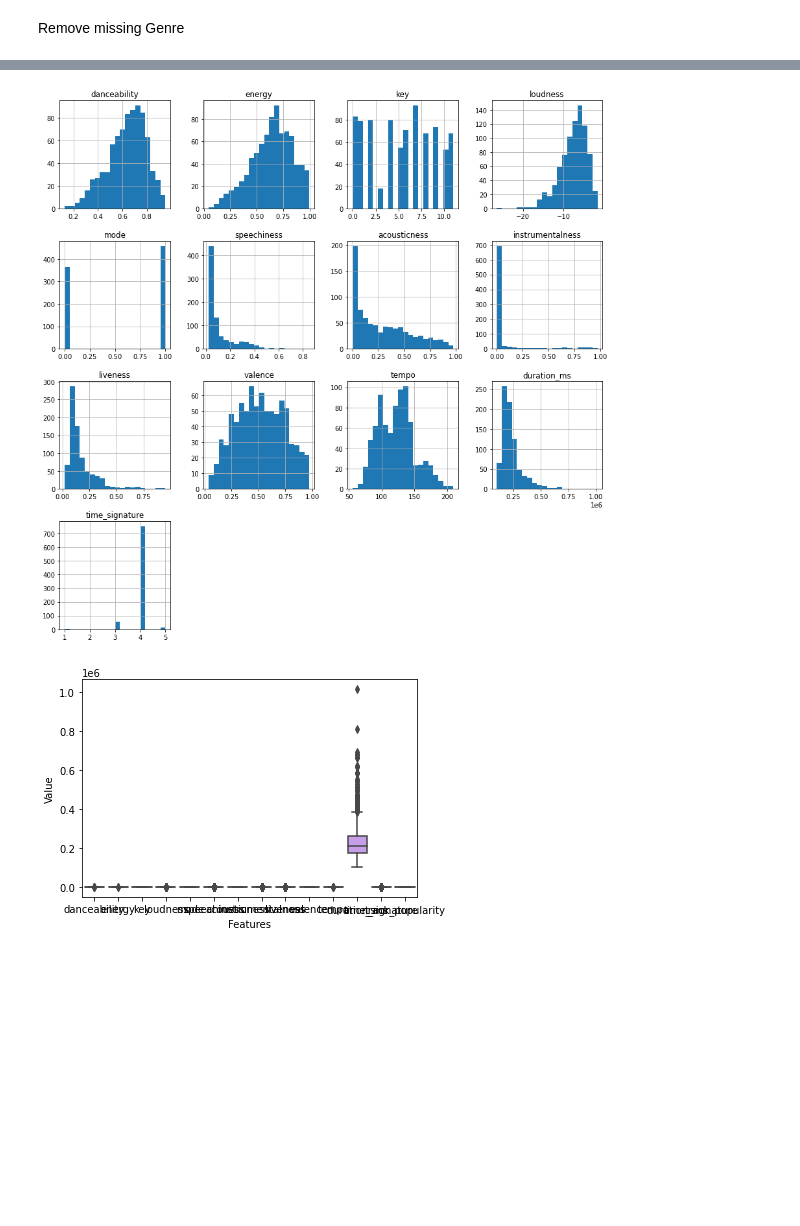
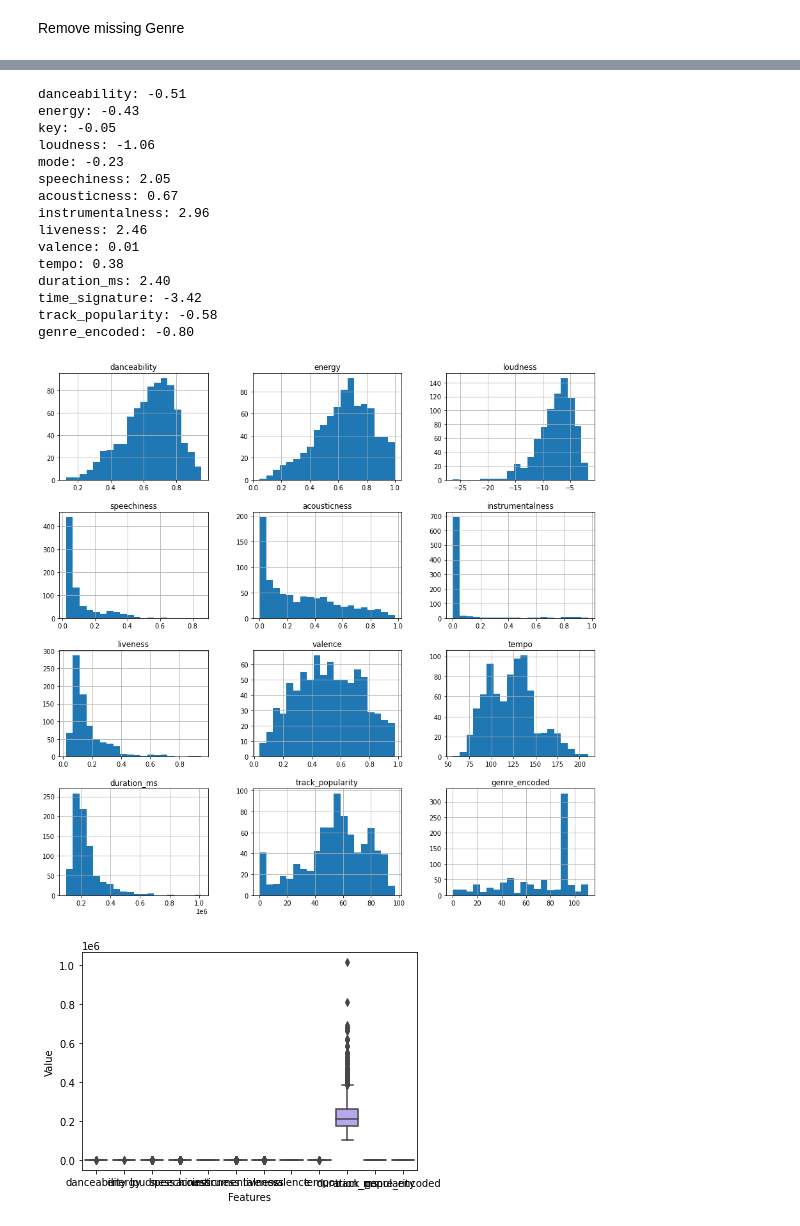
Before and after one commit to MikeJR111/Spotify-Top-50-Song-Data-ETL-Pipeline-and-Analysis, a Jupyter notebook: Genre Classification Report/Genre_Classification.ipynb, the cells around one changed output, grey strips where cells are left out. Cells and saved outputs as stored; diff of their text form; code cells hidden in the pictures; blank space fills up the shorter version.

```diff
--- a/Genre Classification Report/Genre_Classification.ipynb
+++ b/Genre Classification Report/Genre_Classification.ipynb
@@ -90,9 +93,9 @@ memory usage: 118.6+ KB
 #change data type:
 combined_df['danceability'] = combined_df['danceability'].astype(float)
 combined_df['energy'] = combined_df['energy'].astype(float)
-combined_df['key'] = combined_df['key'].astype(int)
+combined_df['key'] = combined_df['key'].astype(str)
 combined_df['loudness'] = combined_df['loudness'].astype(float)
-combined_df['mode'] = combined_df['mode'].astype(int)
+combined_df['mode'] = combined_df['mode'].astype(str)
 combined_df['speechiness'] = combined_df['speechiness'].astype(float)
 combined_df['acousticness'] = combined_df['acousticness'].astype(float)
 combined_df['instrumentalness'] = combined_df['instrumentalness'].astype(float)
@@ -101,7 +104,7 @@ combined_df['valence'] = combined_df['valence'].astype(float)
 combined_df['tempo'] = combined_df['tempo'].astype(float)
 combined_df['duration_ms'] = combined_df['duration_ms'].astype(int)
 combined_df['genre'] = combined_df['genre'].astype(str)
-combined_df['time_signature'] = combined_df['time_signature'].astype(int)
+combined_df['time_signature'] = combined_df['time_signature'].astype(str)
 combined_df['track_popularity'] = combined_df['track_popularity'].astype(int)
 print(combined_df.dtypes)
 # %% [output]
@@ -159,4 +149,8 @@ fig.show()
 # %%
+from sklearn.preprocessing import LabelEncoder
+encoder = LabelEncoder()
+combined_df['genre_encoded'] = encoder.fit_transform(combined_df['genre'])
+
 fig, ax = plt.subplots(figsize=(15,10))
 sns.heatmap(combined_df.corr(), annot=True, cmap='YlGnBu')
 plt.title('track features correlation map')
@@ -166,12 +173,32 @@ plt.show()
 # %%
 combined_df.hist(bins=20, figsize=(15,15))
+skew_values = combined_df.skew()
+for col_name, skew_val in skew_values.iteritems():
+    print(f"{col_name}: {skew_val:.2f}")
+
+
 plt.show()
 # %% [output]
+danceability: -0.51
+energy: -0.43
+key: -0.05
+loudness: -1.06
+mode: -0.23
+speechiness: 2.05
+acousticness: 0.67
+instrumentalness: 2.96
+liveness: 2.46
+valence: 0.01
+tempo: 0.38
+duration_ms: 2.40
+time_signature: -3.42
+track_popularity: -0.58
+genre_encoded: -0.80
-[figure, old version]
+[figure, new version]
 # %%
 sns.boxplot(data=combined_df.drop(['genre'], axis=1))
 plt.xlabel('Features')
 plt.ylabel('Value')
 plt.show()
 # %% [output]
-[figure, old version]
+[figure, new version]
```
Also changed, not shown: parts of 27 cells of this notebook.
